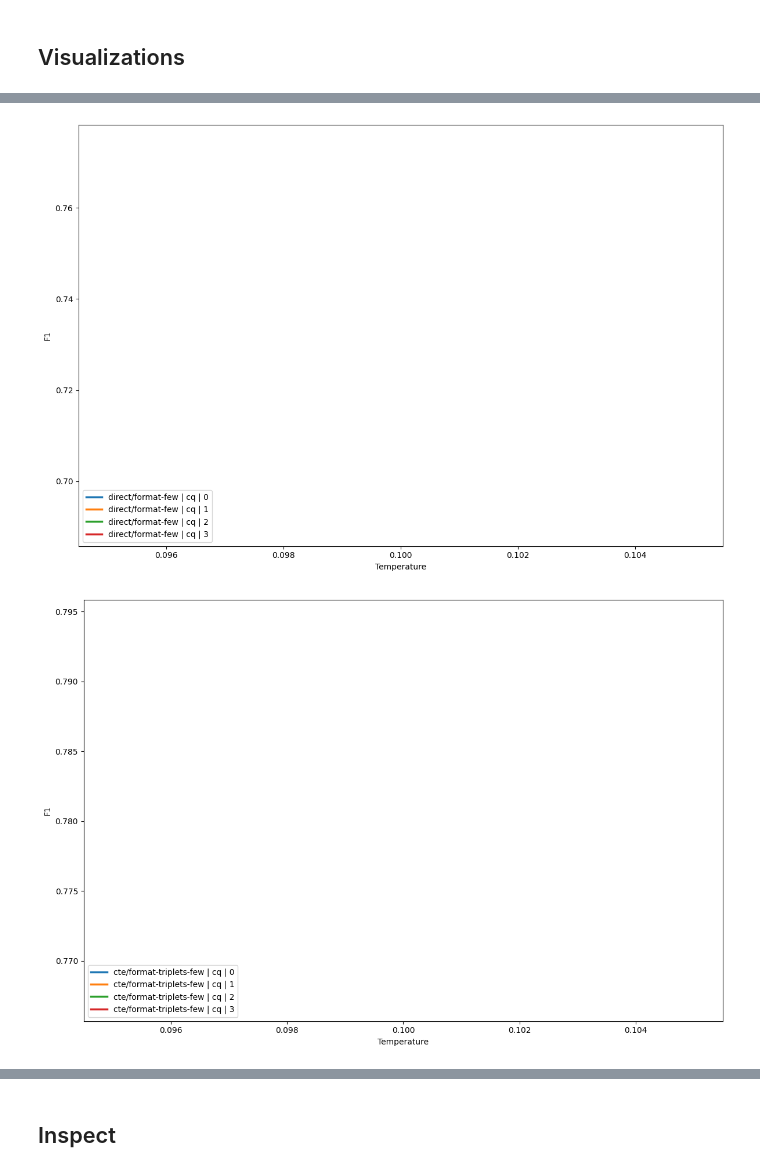
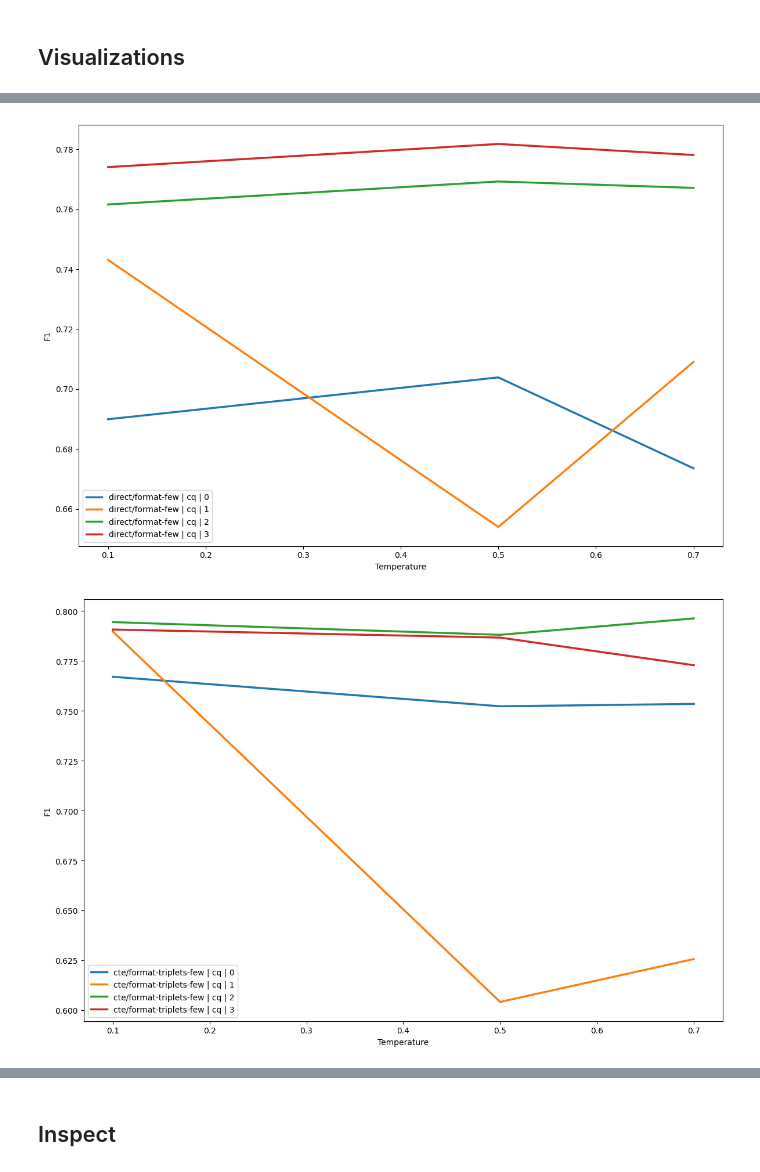
Before and after one commit to bdsaglam/pipeline-mhqa-manual, a Jupyter notebook: nbs/musique-sweep-semi/trends.ipynb, the cells around one changed output, grey strips where cells are left out. Cells and saved outputs as stored; diff of their text form; code cells hidden in the pictures.

```diff
--- a/nbs/musique-sweep-semi/trends.ipynb
+++ b/nbs/musique-sweep-semi/trends.ipynb
@@ -37,6 +37,7 @@ target_param_cols = [
     "params.qa.user_prompt_template",
     "params.qa.few_shot_examples",
     "params.qa.n_shot",
+    "params.qa.n_sc",
     "params.qa.temperature",
 ]
 df = df.sort_values(target_param_cols + ["params.run"])
@@ -150,9 +149,9 @@ prepared_df
 # %%
-plot_variance(prepared_df, technique='direct', legend='brief')
+plot_variance(prepared_df, technique='DIRECT', legend='brief')
 # %% [output]
-[figure, old version]
+[figure, new version]
 # %%
-plot_variance(prepared_df, technique='cte', legend='brief')
+plot_variance(prepared_df, technique='CTE', legend='brief')
 # %% [output]
-[figure, old version]
+[figure, new version]
 # %%
```
Also changed, not shown: parts of 18 cells of this notebook, 4 other files.
